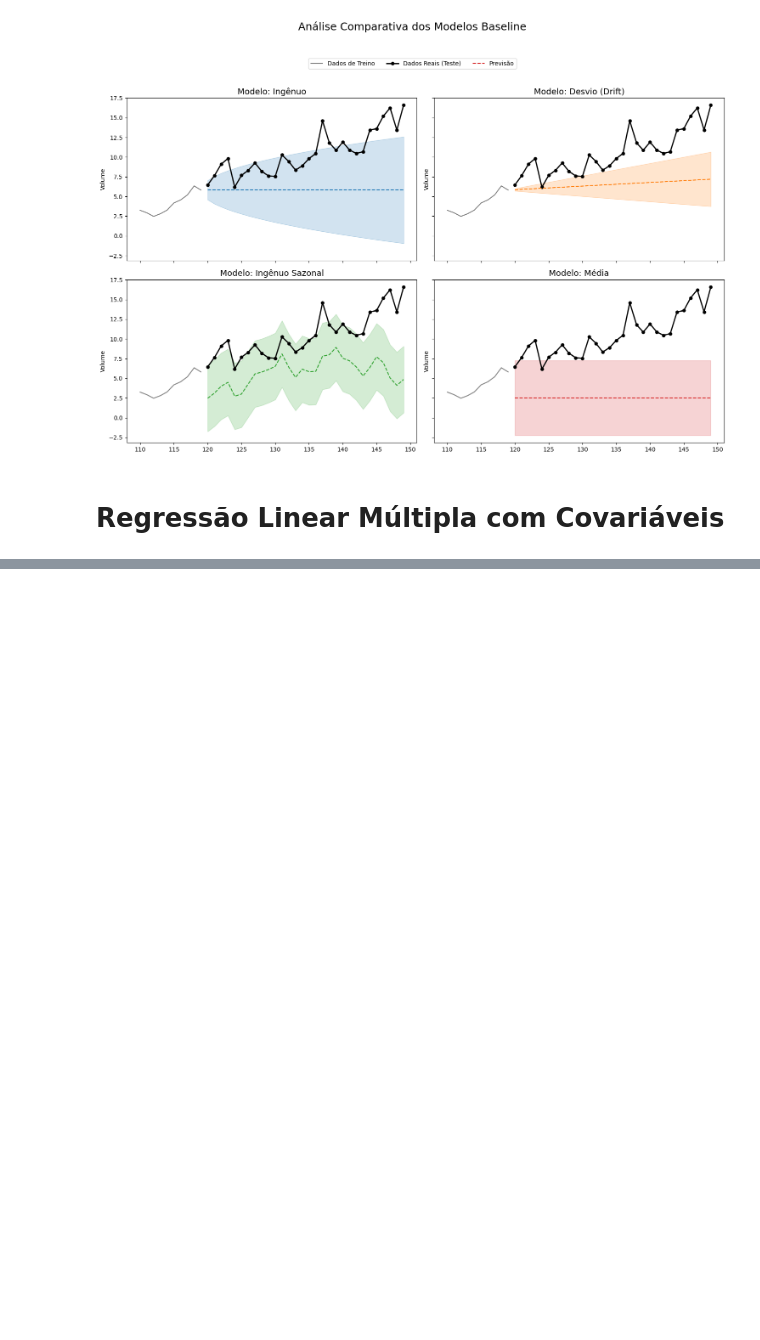
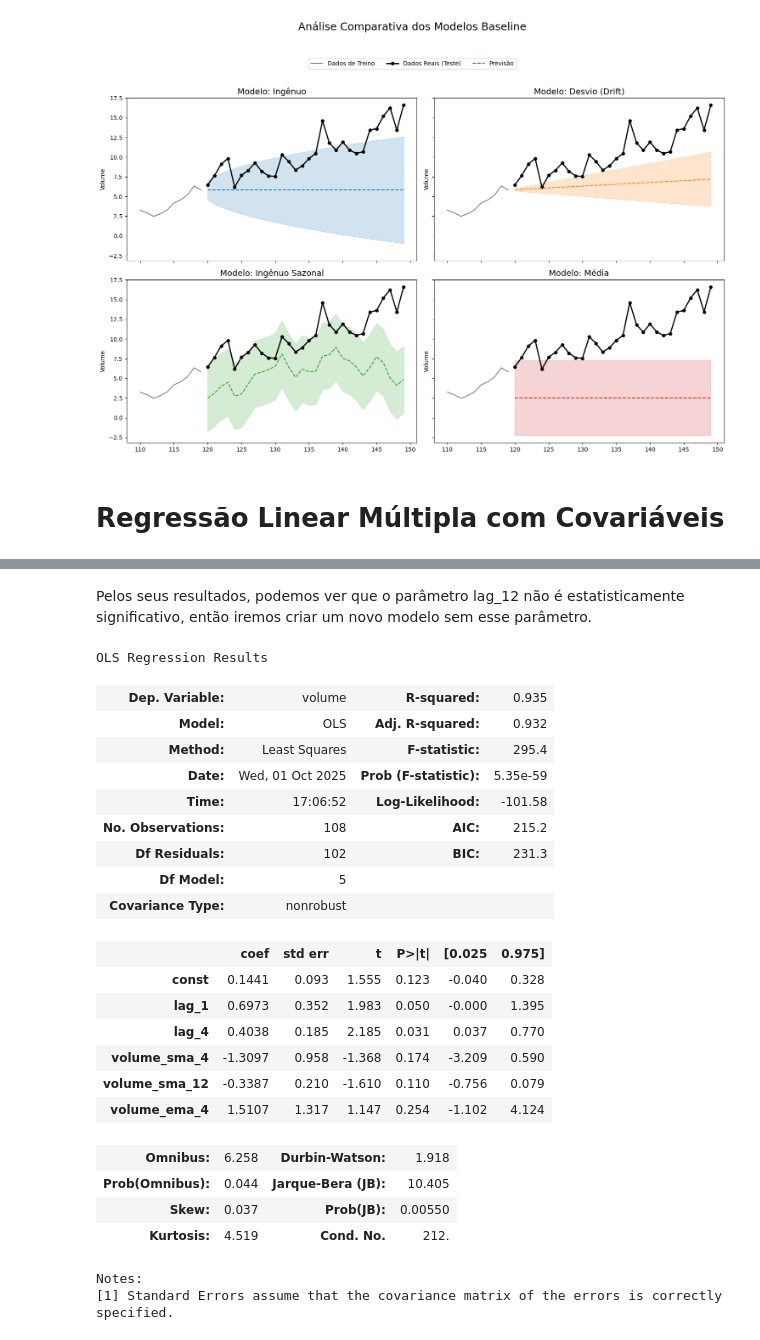
Before and after one commit to PedroPHC25/Time-Series-A1, a Jupyter notebook: relatorio.ipynb, the cells around one changed output, grey strips where cells are left out. Drawn from its saved outputs; the diff is of its cells as text; code cells hidden in the pictures; blank space fills up the shorter version.

```diff
--- a/relatorio.ipynb
+++ b/relatorio.ipynb
@@ -853,0 +745,36 @@ Por fim, visualizamos os resultados dos modelos, que apresentaram um desempenho
+# %% [markdown]
+Pelos seus resultados, podemos ver que o parâmetro lag_12 não é estatisticamente significativo, então iremos criar um novo modelo sem esse parâmetro.
+# %%
+lag_cols.remove("lag_12")
+models["Modelo Final"] = sm.OLS(
+    y_train, sm.add_constant(X_train[lag_cols + ma_cols])
+).fit()
+predictions["Modelo Final"] = models["Modelo Final"].predict(
+    sm.add_constant(X_test[lag_cols + ma_cols])
+)
+
+models["Modelo Final"].summary()
+# %% [output]
+OLS Regression Results
+| Dep. Variable: | volume | R-squared: | 0.935 |
+| Model: | OLS | Adj. R-squared: | 0.932 |
+| Method: | Least Squares | F-statistic: | 295.4 |
+| Date: | Wed, 01 Oct 2025 | Prob (F-statistic): | 5.35e-59 |
+| Time: | 17:06:52 | Log-Likelihood: | -101.58 |
+| No. Observations: | 108 | AIC: | 215.2 |
+| Df Residuals: | 102 | BIC: | 231.3 |
+| Df Model: | 5 |  |  |
+| Covariance Type: | nonrobust |  |  |
+|  | coef | std err | t | P>|t| | [0.025 | 0.975] |
+| const | 0.1441 | 0.093 | 1.555 | 0.123 | -0.040 | 0.328 |
+| lag_1 | 0.6973 | 0.352 | 1.983 | 0.050 | -0.000 | 1.395 |
+| lag_4 | 0.4038 | 0.185 | 2.185 | 0.031 | 0.037 | 0.770 |
+| volume_sma_4 | -1.3097 | 0.958 | -1.368 | 0.174 | -3.209 | 0.590 |
+| volume_sma_12 | -0.3387 | 0.210 | -1.610 | 0.110 | -0.756 | 0.079 |
+| volume_ema_4 | 1.5107 | 1.317 | 1.147 | 0.254 | -1.102 | 4.124 |
+| Omnibus: | 6.258 | Durbin-Watson: | 1.918 |
+| Prob(Omnibus): | 0.044 | Jarque-Bera (JB): | 10.405 |
+| Skew: | 0.037 | Prob(JB): | 0.00550 |
+| Kurtosis: | 4.519 | Cond. No. | 212. |
+Notes:
+[1] Standard Errors assume that the covariance matrix of the errors is correctly specified.
```
Also changed, not shown: parts of 48 cells of this notebook.
